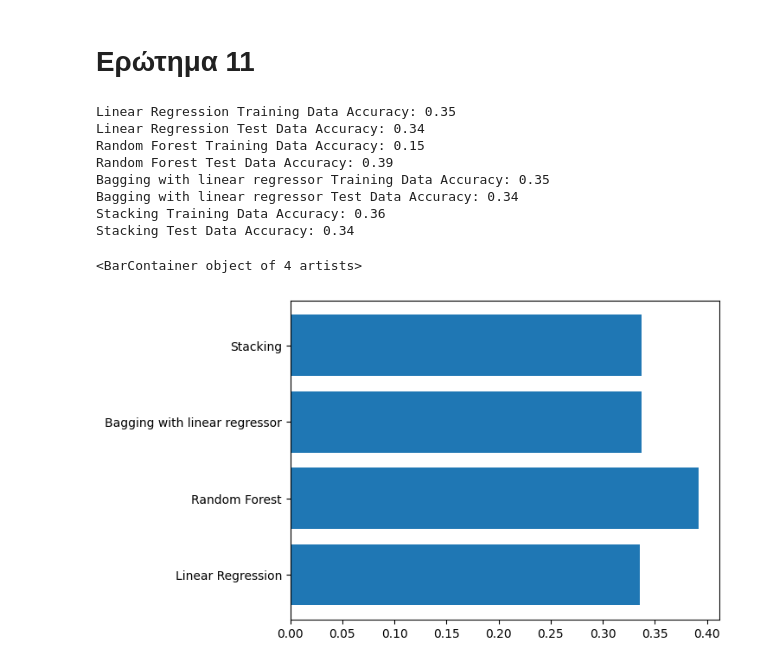
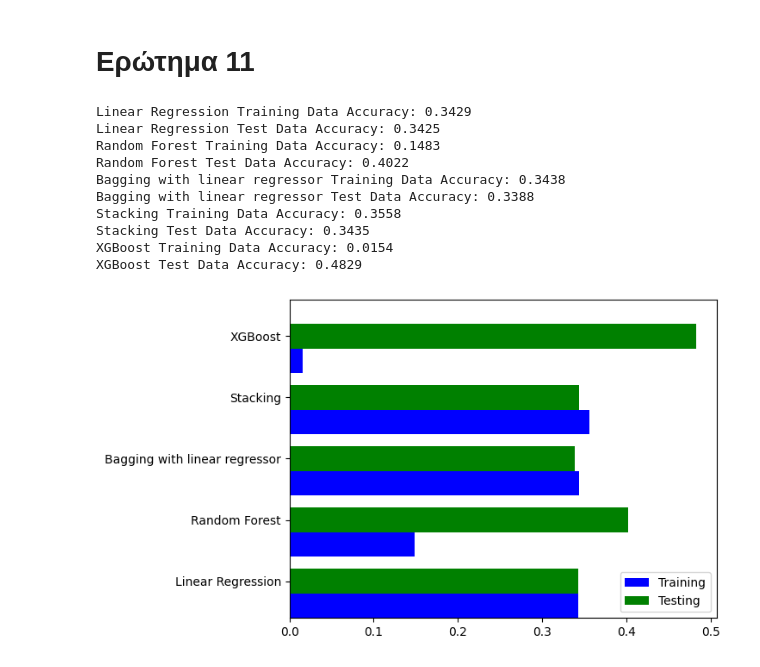
Before and after one commit to markos-merge/machine_learning_assignments, a Jupyter notebook: assignment_3/assignment_3.ipynb, the cells around one changed output. Saved outputs shown, nothing was run; the diff lists cells and outputs as text; code cells hidden in the pictures.

```diff
--- a/assignment_3/assignment_3.ipynb
+++ b/assignment_3/assignment_3.ipynb
@@ -181,40 +183,56 @@ def modelTrain( model, x_train = x_train_data, y_train = y_train_data, x_test =
     return ret
 # %%
 def printAccuracies( model_name, results ):
-    print( f"{model_name} Training Data Accuracy: {results.training_data_accuracy:.2f}" )
-    print( f"{model_name} Test Data Accuracy: {results.test_data_accuracy:.2f}" )
+    print( f"{model_name} Training Data Accuracy: {results.training_data_accuracy:.4f}" )
+    print( f"{model_name} Test Data Accuracy: {results.test_data_accuracy:.4f}" )
 
-accuracies = []
-linear_model = LinearRegression( n_jobs = -1 )
-linear_results = modelTrain( linear_model )
-accuracies.append( ( "Linear Regression", linear_results ) )
-printAccuracies( accuracies[-1][0], linear_results )
+def modelsPredictions( x_train = x_train_data, y_train = y_train_data, x_test = x_test_data, y_test = y_test_data ):
+    accuracies = []
+    linear_model = LinearRegression( n_jobs = -1 )
+    linear_results = modelTrain( linear_model, x_train, y_train, x_test, y_test )
+    accuracies.append( ( "Linear Regression", linear_results ) )
 
-random_forest_model = RandomForestRegressor( n_jobs = -1 )
-random_forest_results = modelTrain( random_forest_model )
-accuracies.append( ( "Random Forest", random_forest_results ) )
-printAccuracies( accuracies[-1][0], random_forest_results )
+    random_forest_model = RandomForestRegressor( n_jobs = -1 )
+    random_forest_results = modelTrain( random_forest_model, x_train, y_train, x_test, y_test )
+    accuracies.append( ( "Random Forest", random_forest_results ) )
 
-bagging_linear_model = BaggingRegressor( estimator = LinearRegression(), n_jobs = -1 )
-bagging_linear_results = modelTrain( bagging_linear_model )
-accuracies.append( ( "Bagging with linear regressor", bagging_linear_results ) )
-printAccuracies( accuracies[-1][0], bagging_linear_results )
+    bagging_linear_model = BaggingRegressor( estimator = LinearRegression(), n_jobs = -1, n_estimators=100, max_features = 0.8 )
+    bagging_linear_results = modelTrain( bagging_linear_model, x_train, y_train, x_test, y_test )
+    accuracies.append( ( "Bagging with linear regressor", bagging_linear_results ) )
 
-stacking_model = StackingRegressor( estimators = [("lr", LinearRegression()), ("rf", RandomForestRegressor())], n_jobs = -1 )
-stacking_results = modelTrain( stacking_model )
-accuracies.append( ( "Stacking", stacking_results ) )
-printAccuracies( accuracies[-1][0], stacking_results )
+    stacking_model = StackingRegressor( estimators = [("lr", LinearRegression()), ("rf", RandomForestRegressor())], n_jobs = -1 )
+    stacking_results = modelTrain( stacking_model, x_train, y_train, x_test, y_test )
+    accuracies.append( ( "Stacking", stacking_results ) )
 
-plt.barh( [ acc[0] for acc in accuracies ], [ acc[1].train_data_accuracy for acc in accuracies ] )
-plt.barh( [ acc[0] for acc in accuracies ], [ acc[1].test_data_accuracy for acc in accuracies ] )
+    xgboost_model = xgb.XGBRegressor( n_jobs = -1 )
+    xgboost_results = modelTrain( xgboost_model, x_train, y_train, x_test, y_test )
+    accuracies.append( ( "XGBoost", xgboost_results ) )
+
+    return accuracies
+
+accuracies = modelsPredictions()
+
+for acc in accuracies:
+    printAccuracies( acc[0], acc[1] )
+
+ind = np.arange(len(accuracies))
+width = 0.4
+fig, ax = plt.subplots()
+ax.barh( ind, [ acc[1].training_data_accuracy for acc in accuracies ], width, color = 'blue', label = "Training" )
+ax.barh( ind + width, [ acc[1].test_data_accuracy for acc in accuracies ], width, color = 'green', label = "Testing" )
+ax.set(yticks=ind + width, yticklabels=[ acc[0] for acc in accuracies ], ylim=[2*width - 1, len(accuracies)])
+ax.legend()
+
+plt.show()
 # %% [output]
-Linear Regression Training Data Accuracy: 0.35
-Linear Regression Test Data Accuracy: 0.34
-Random Forest Training Data Accuracy: 0.15
-Random Forest Test Data Accuracy: 0.39
-Bagging with linear regressor Training Data Accuracy: 0.35
-Bagging with linear regressor Test Data Accuracy: 0.34
-Stacking Training Data Accuracy: 0.36
-Stacking Test Data Accuracy: 0.34
+Linear Regression Training Data Accuracy: 0.3429
+Linear Regression Test Data Accuracy: 0.3425
+Random Forest Training Data Accuracy: 0.1483
+Random Forest Test Data Accuracy: 0.4022
+Bagging with linear regressor Training Data Accuracy: 0.3438
+Bagging with linear regressor Test Data Accuracy: 0.3388
+Stacking Training Data Accuracy: 0.3558
+Stacking Test Data Accuracy: 0.3435
+XGBoost Training Data Accuracy: 0.0154
+XGBoost Test Data Accuracy: 0.4829
-<BarContainer object of 4 artists>
-[figure, old version]
+[figure, new version]
```
Also changed, not shown: parts of 12 cells of this notebook.
